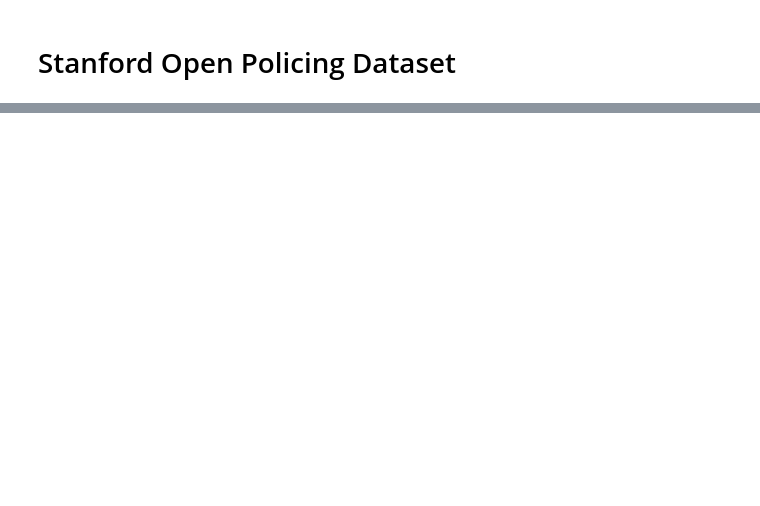
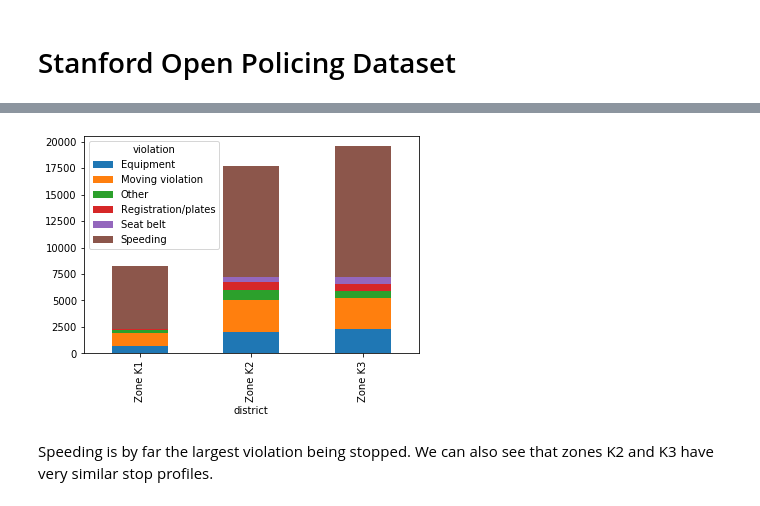
Before and after one commit to JasonKwo/DataCamp-Data-Scientist-with-Python, a Jupyter notebook: 11-Analysing-Police-Activity-with-Pandas/Analysing Police Activity with Pandas.ipynb, the cells around one changed output, grey strips where cells are left out. Saved outputs shown, nothing was run; the diff lists cells and outputs as text; code cells hidden in the pictures; blank space fills up the shorter version.

```diff
--- a/11-Analysing-Police-Activity-with-Pandas/Analysing Police Activity with Pandas.ipynb
+++ b/11-Analysing-Police-Activity-with-Pandas/Analysing Police Activity with Pandas.ipynb
@@ -102,0 +518,10 @@ dtype: int64
+# %%
+# Create a stacked bar plot of 'k_zones'
+k_zones.plot(kind='bar', stacked=True)
+
+# Display the plot
+plt.show()
+# %% [output]
+[figure, added]
+# %% [markdown]
+Speeding is by far the largest violation being stopped.  We can also see that zones K2 and K3 have very similar stop profiles.
```
Also changed, not shown: parts of 65 cells of this notebook.
